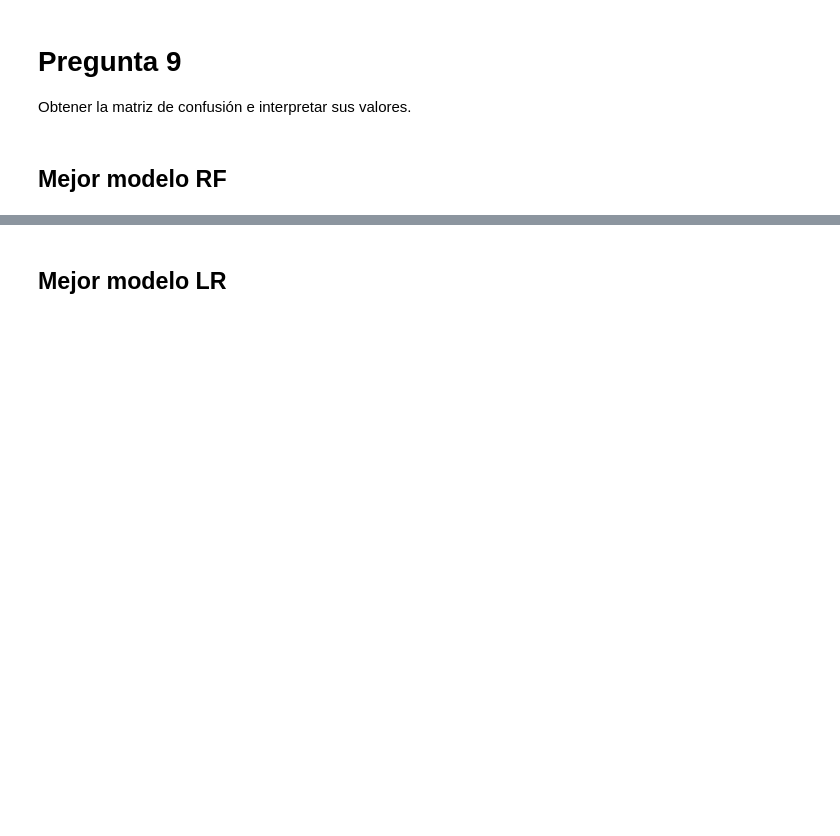
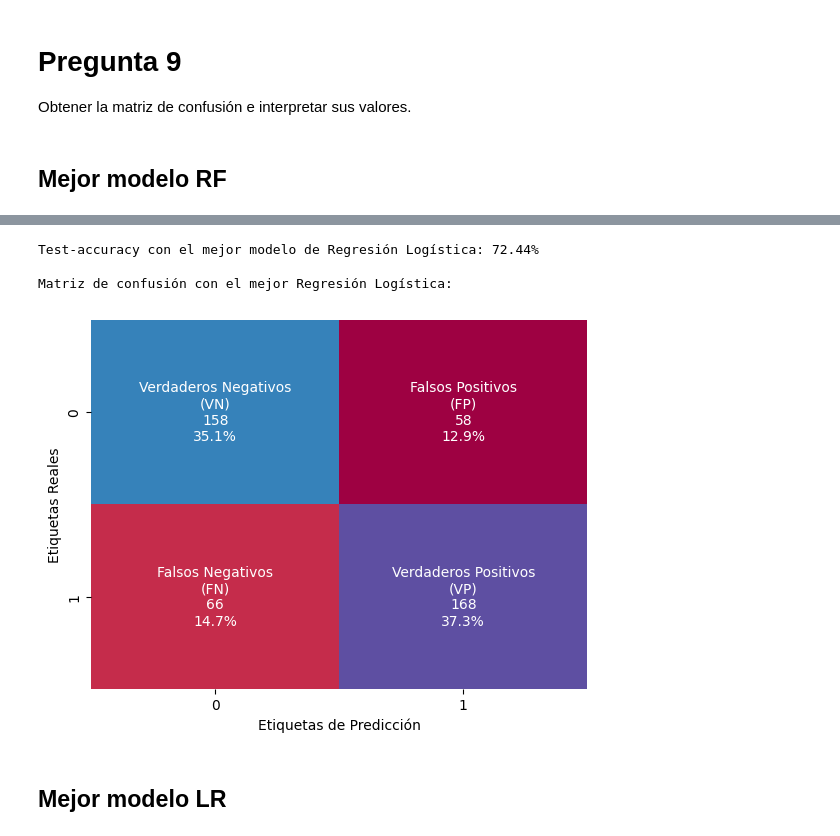
Before and after one commit to A01793469/NLP_Equipo34, a Jupyter notebook: Actividad5_2/Equipo34_semana05.ipynb, the cells around one changed output, grey strips where cells are left out. Cells and saved outputs as stored; diff of their text form; code cells hidden in the pictures; blank space fills up the shorter version.

```diff
--- a/Actividad5_2/Equipo34_semana05.ipynb
+++ b/Actividad5_2/Equipo34_semana05.ipynb
@@ -732,6 +734,22 @@ Exactitud en el conjunto de validación: 0.787
 # %% [markdown]
 # **Pregunta 9**
 Obtener la matriz de confusión e interpretar sus valores.
+# %%
+import matplotlib.pyplot as plt
+
+def mi_cm(yreal, ypred):
+    cm = confusion_matrix(yreal, ypred)
+    txt = ['Verdaderos Negativos\n(VN)','Falsos Positivos\n(FP)',\
+         'Falsos Negativos\n(FN)', 'Verdaderos Positivos\n(VP)']
+    frecuencia = ["{0:0.0f}".format(value) for value in cm.flatten()]
+    porcentaje = ["{0:.1%}".format(value) for value in cm.flatten()/np.sum(cm)]
+
+    labels = [f"{v1}\n{v2}\n{v3}" for v1, v2, v3 in zip(txt,frecuencia,porcentaje)]
+    labels = np.asarray(labels).reshape(2,2)
+
+    ax = sns.heatmap(cm, annot=labels, fmt='', cmap='Spectral', cbar=False)
+    ax.set(ylabel="Etiquetas Reales", xlabel="Etiquetas de Predicción")
+    plt.show()
 # %% [markdown]
 ## **Mejor modelo RF**
 # %%
@@ -758,3 +776,14 @@ Matriz de confusión con el mejor modelo de Random Forest en proporciones:
+# %%
+#Se imprimen los resultados del conjunto de prueba y las matrices de confusión para cada modelo
+print('Test-accuracy con el mejor modelo de Regresión Logística: %.2f%%' % (100*final_rf_model.score(testEmb, y_test)))
+pred1 = final_rf_model.predict(testEmb)
+print('\nMatriz de confusión con el mejor Regresión Logística:\n')
+mi_cm(y_test, pred1)
+# %% [output]
+Test-accuracy con el mejor modelo de Regresión Logística: 72.44%
+
+Matriz de confusión con el mejor Regresión Logística:
+[figure, added]
 # %% [markdown]
 ## **Mejor modelo LR**
 # %%
```
Also changed, not shown: parts of 25 cells of this notebook.
